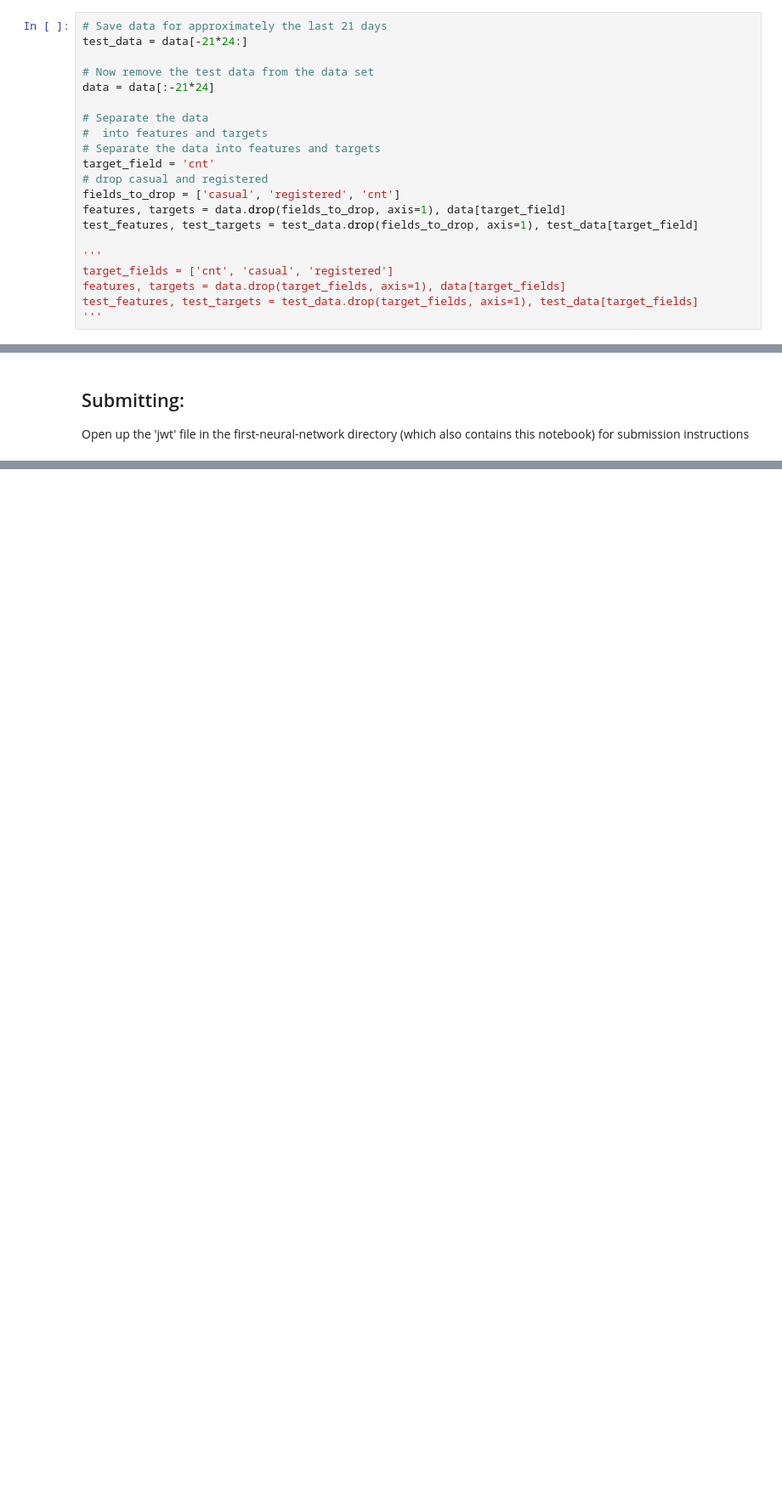
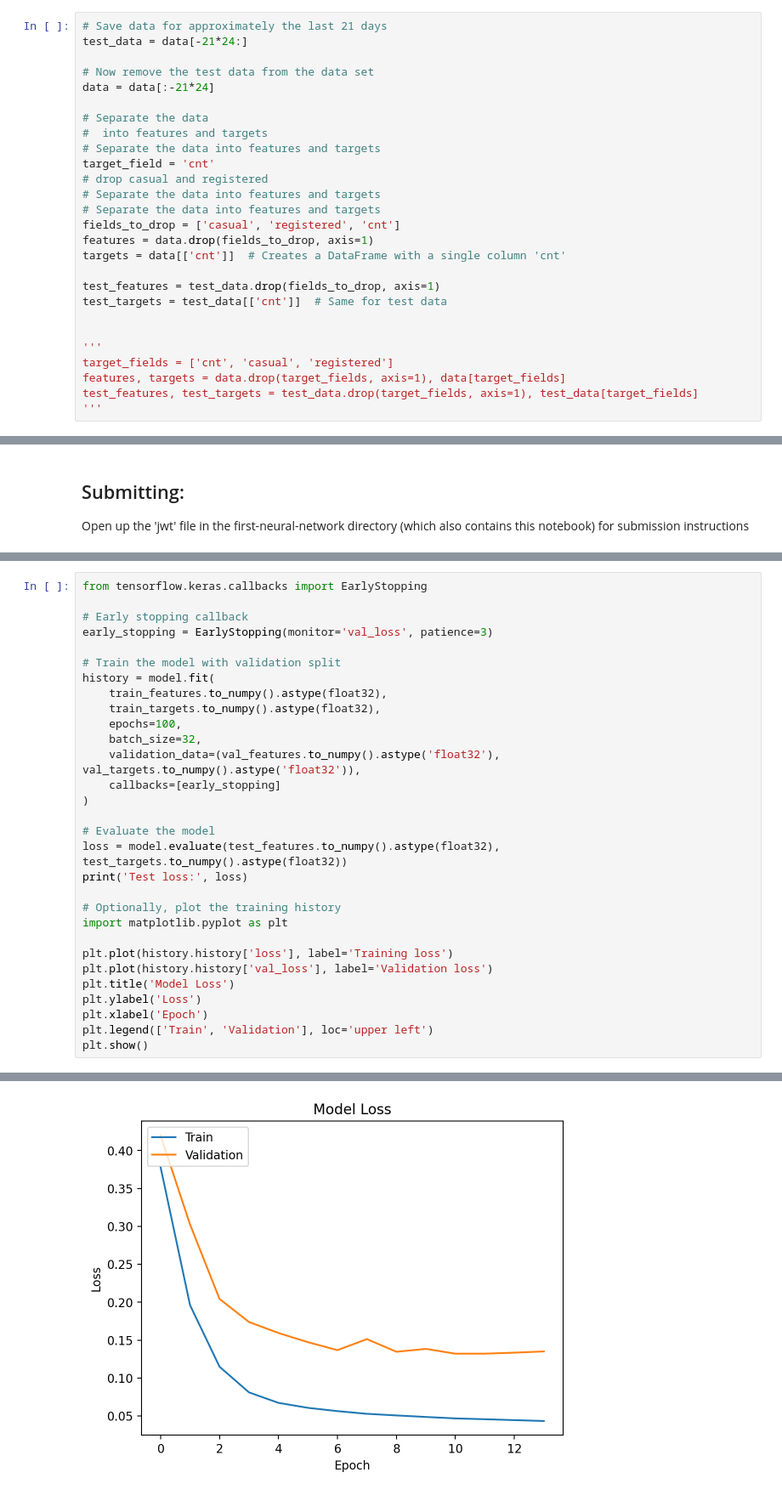
Before and after one commit to nyck33/bike-sharing-mlp-keras-scikitlearn-compare, a Jupyter notebook: Your_first_neural_network.ipynb, the cells around one changed output, grey strips where cells are left out. Shown: that part at 85% size. Drawn from its saved outputs; the diff is of its cells as text; blank space fills up the shorter version.

```diff
--- a/Your_first_neural_network.ipynb
+++ b/Your_first_neural_network.ipynb
@@ -94,9 +94,15 @@ data = data[:-21*24]
 # Separate the data into features and targets
 target_field = 'cnt'
 # drop casual and registered
+# Separate the data into features and targets
+# Separate the data into features and targets
 fields_to_drop = ['casual', 'registered', 'cnt']
-features, targets = data.drop(fields_to_drop, axis=1), data[target_field]
-test_features, test_targets = test_data.drop(fields_to_drop, axis=1), test_data[target_field]
+features = data.drop(fields_to_drop, axis=1)
+targets = data[['cnt']]  # Creates a DataFrame with a single column 'cnt'
+
+test_features = test_data.drop(fields_to_drop, axis=1)
+test_targets = test_data[['cnt']]  # Same for test data
+
 
 '''
 target_fields = ['cnt', 'casual', 'registered']
@@ -298,0 +482,31 @@ Open up the 'jwt' file in the first-neural-network directory (which also contain
+# %%
+from tensorflow.keras.callbacks import EarlyStopping
+
+# Early stopping callback
+early_stopping = EarlyStopping(monitor='val_loss', patience=3)
+
+# Train the model with validation split
+history = model.fit(
+    train_features.to_numpy().astype(float32),
+    train_targets.to_numpy().astype(float32),
+    epochs=100,
+    batch_size=32,
+    validation_data=(val_features.to_numpy().astype('float32'), val_targets.to_numpy().astype('float32')),
+    callbacks=[early_stopping]
+)
+
+# Evaluate the model
+loss = model.evaluate(test_features.to_numpy().astype(float32), test_targets.to_numpy().astype(float32))
+print('Test loss:', loss)
+
+# Optionally, plot the training history
+import matplotlib.pyplot as plt
+
+plt.plot(history.history['loss'], label='Training loss')
+plt.plot(history.history['val_loss'], label='Validation loss')
+plt.title('Model Loss')
+plt.ylabel('Loss')
+plt.xlabel('Epoch')
+plt.legend(['Train', 'Validation'], loc='upper left')
+plt.show()
+# %% [output]
@@ -298,0 +530 @@ Open up the 'jwt' file in the first-neural-network directory (which also contain
+[figure, added]
```
Also changed, not shown: parts of 14 cells of this notebook, 23 other files.
